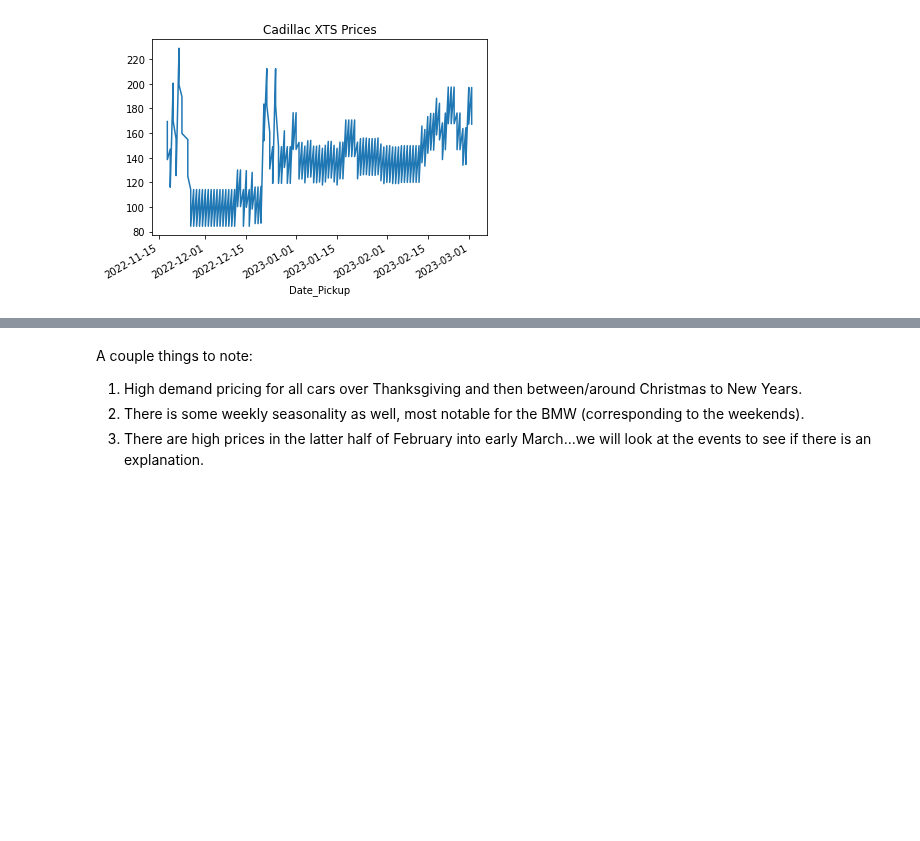
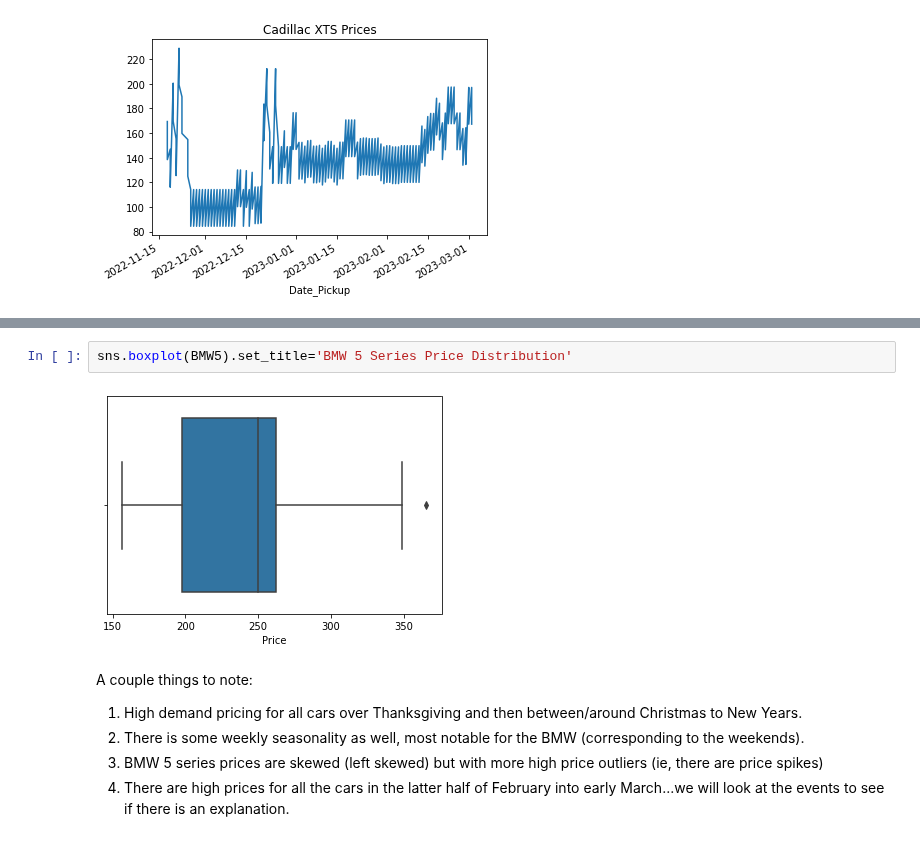
Before and after one commit to JADukeAIPI/AIPIProject, a Jupyter notebook: EDA_and_modeling.ipynb, the cells around one changed output, grey strips where cells are left out. Saved outputs shown, nothing was run; the diff lists cells and outputs as text; blank space fills up the shorter version.

Commit message:
More price EDA

```diff
--- a/EDA_and_modeling.ipynb
+++ b/EDA_and_modeling.ipynb
@@ -193,5 +205,10 @@ Caddy.plot(title = 'Cadillac XTS Prices')
+# %%
+sns.boxplot(BMW5).set_title='BMW 5 Series Price Distribution'
+# %% [output]
+[figure, added]
 # %% [markdown]
 A couple things to note:
 1. High demand pricing for all cars over Thanksgiving and then between/around Christmas to New Years.
 2. There is some weekly seasonality as well, most notable for the BMW (corresponding to the weekends).
-3. There are high prices in the latter half of February into early March...we will look at the events to see if there is an explanation.
+3. BMW 5 series prices are skewed (left skewed) but with more high price outliers (ie, there are price spikes)
+4. There are high prices for all the cars in the latter half of February into early March...we will look at the events to see if there is an explanation.
```
Also changed, not shown: parts of 1 cell of this notebook.
